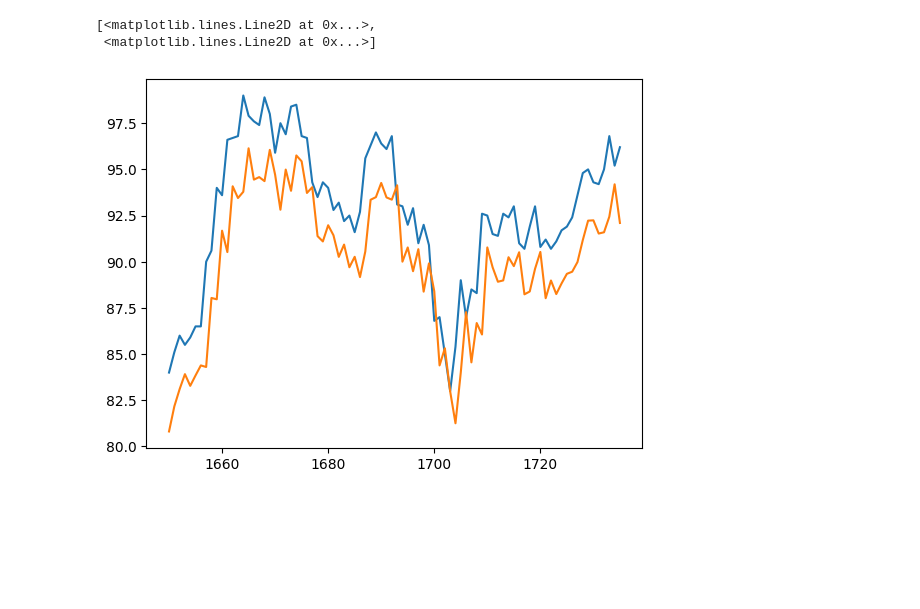
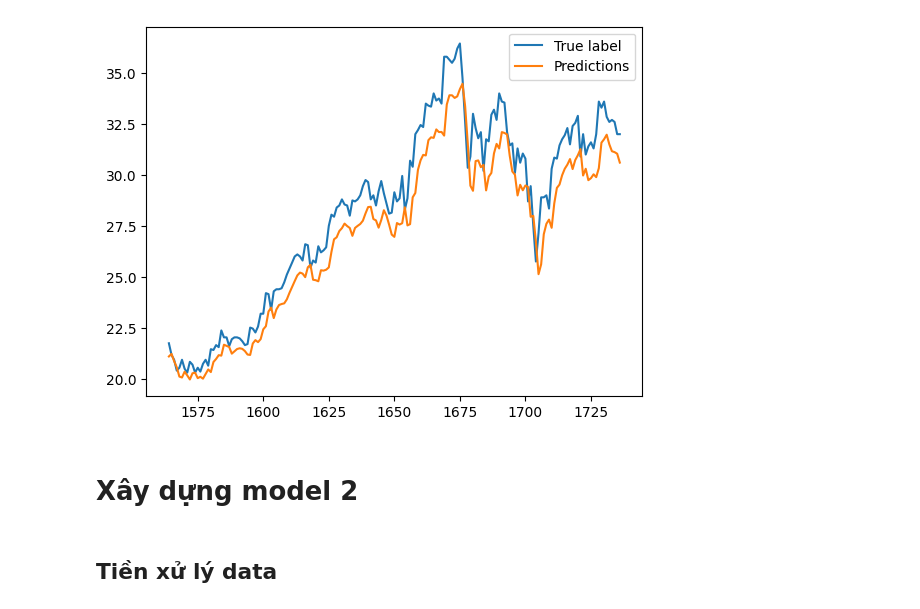
Before and after one commit to akhoa12345/stock-price, a Jupyter notebook: Model.ipynb, the cells around one changed output. Cells and saved outputs as stored; diff of their text form; code cells hidden in the pictures; blank space fills up the shorter version.

Commit message:
LSTM Model

```diff
--- a/Model.ipynb
+++ b/Model.ipynb
@@ -108,6 +100,7 @@ plt.show()
 # %%
-data_close = df.filter(['Giá đóng cửa'])
+data_close = df.filter(['Giá điều chỉnh'])
 # Convert the dataframe to a numpy array
 dataset = data_close.values
 # Get the number of rows to train the model on
-training_data_len = int(np.ceil( len(dataset) * .95 ))
+training_data_len = int(np.ceil( len(dataset) * .9 ))
+training_data_len
@@ -126,21 +135,19 @@ array([[0.0777635 ],
 # %%
 # Create the training data set
 # Create the scaled training data set
+sequence_length=90
 train_data = scaled_data[0:int(training_data_len), :]
 # Split the data into x_train and y_train data sets
 x_train = []
 y_train = []
 
-for i in range(60, len(train_data)):
-    x_train.append(train_data[i-60:i, 0])
+for i in range(sequence_length, len(train_data)):
+    x_train.append(train_data[i-sequence_length:i, 0])
     y_train.append(train_data[i, 0])
-    if i<= 61:
-        print(x_train)
-        print(y_train)
-        print()
 
 # Convert the x_train and y_train to numpy arrays
 x_train, y_train = np.array(x_train), np.array(y_train)
 
 # Reshape the data
 x_train = np.reshape(x_train, (x_train.shape[0], x_train.shape[1], 1))
+x_train.shape
@@ -175,12 +234,12 @@ Epoch 5/5
 # %%
 # Create the testing data set
-# Create a new array containing scaled values from index 1543 to 2002
-test_data = scaled_data[training_data_len - 60: , :]
+# Create a new array containing scaled values from index 1473 to 1735
+test_data = scaled_data[training_data_len - sequence_length: , :]
 # Create the data sets x_test and y_test
 x_test = []
 y_test = dataset[training_data_len:, :]
-for i in range(60, len(test_data)):
-    x_test.append(test_data[i-60:i, 0])
+for i in range(sequence_length, len(test_data)):
+    x_test.append(test_data[i-sequence_length:i, 0])
 
 # Convert the data to a numpy array
 x_test = np.array(x_test)
@@ -189,7 +248,7 @@ x_test = np.array(x_test)
 x_test = np.reshape(x_test, (x_test.shape[0], x_test.shape[1], 1 ))
 
 # Get the models predicted price values
-predictions = model.predict(x_test)
+predictions = model_1.predict(x_test)
 predictions = scaler.inverse_transform(predictions)
 
 # Get the root mean squared error (RMSE)
@@ -222,6 +283,10 @@ See the caveats in the documentation: https://pandas.pydata.org/pandas-docs/stab
 # %%
-plt.plot(valid[['Giá đóng cửa', 'Predictions']])
+plt.plot(valid[['Giá điều chỉnh', 'Predictions']])
+plt.legend(['True label', 'Predictions'], loc='upper right')
+plt.show()
 # %% [output]
-[<matplotlib.lines.Line2D at 0x...>,
- <matplotlib.lines.Line2D at 0x...>]
-[figure, old version]
+[figure, new version]
+# %% [markdown]
+# Xây dựng model 2
+# %% [markdown]
+## Tiền xử lý data
```
Also changed, not shown: parts of 39 cells of this notebook, 3 other files.
